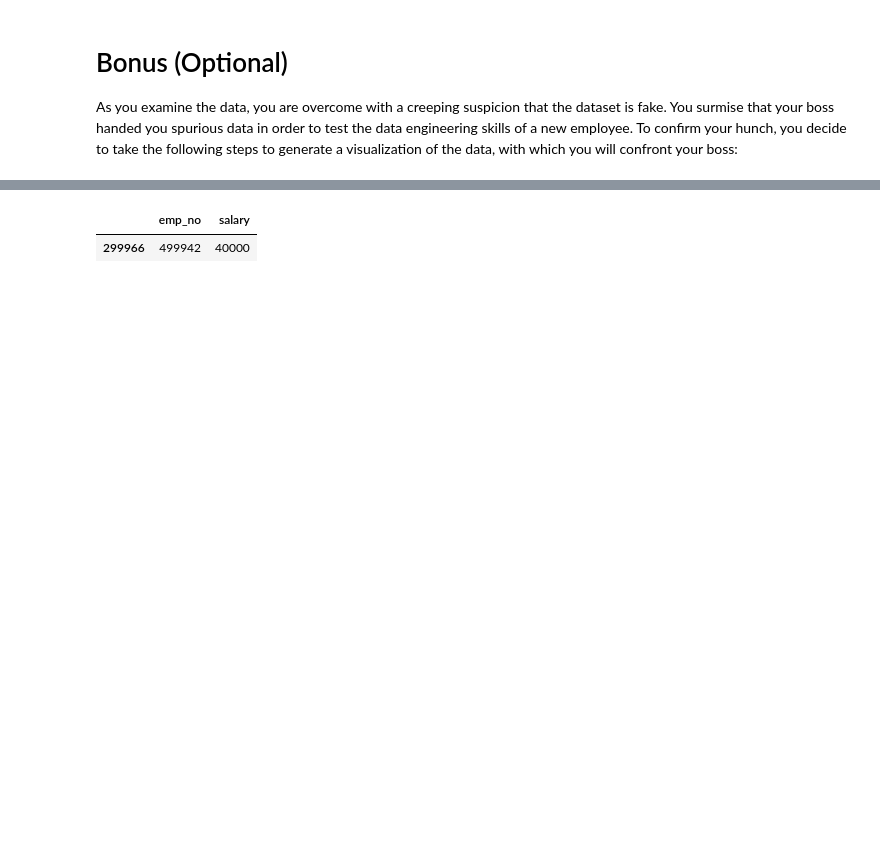
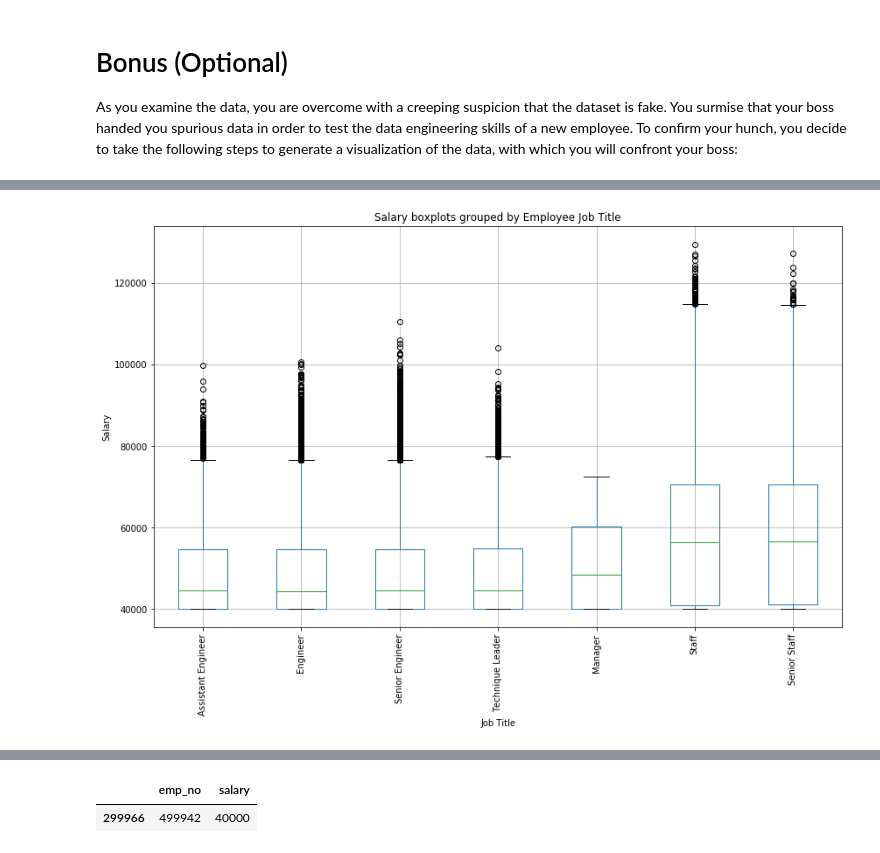
Before and after one commit to rmoesw01/sql-challenge, a Jupyter notebook: EmployeeSQL/Spurious_Data.ipynb, the cells around one changed output, grey strips where cells are left out. Cells and saved outputs as stored; diff of their text form; code cells hidden in the pictures; blank space fills up the shorter version.

```diff
--- a/EmployeeSQL/Spurious_Data.ipynb
+++ b/EmployeeSQL/Spurious_Data.ipynb
@@ -62,2 +79,17 @@ sal_mean
+# %%
+fig3 = plt.figure(figsize=[35, 15])
+gs = plt.GridSpec(2, 3, figure=fig3)
+
+ax3 = fig3.add_subplot(gs[0, 1])
+emp_sal_df.boxplot(column='salary', by='emp_title_id',ax=ax3,rot=90)
+plt.title('Salary boxplots grouped by Employee Job Title')
+plt.suptitle("")
+plt.xlabel('Job Title')
+plt.ylabel('Salary')
+ax3.set_xticklabels(x_labels)
+plt.tight_layout()
+plt.show()
+# %% [output]
+[figure, added]
 # %%
 # Create a bar chart of average salary by title.
```
Also changed, not shown: parts of 6 cells of this notebook.
